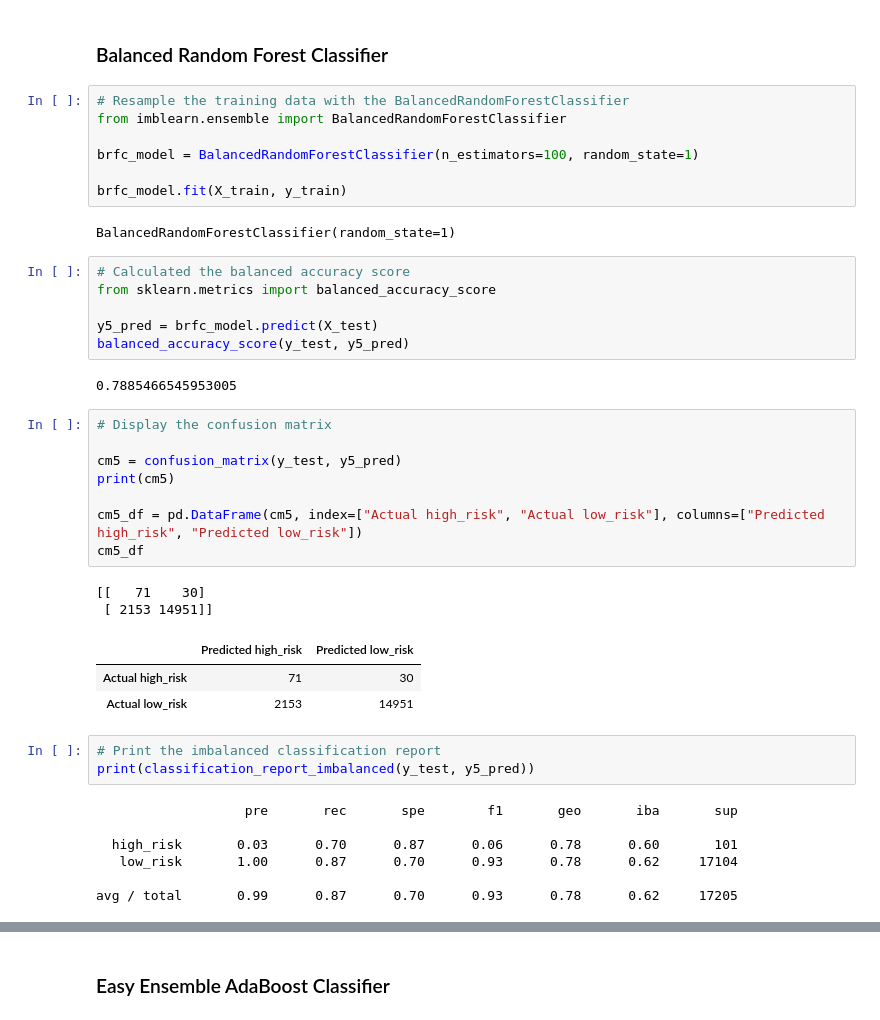
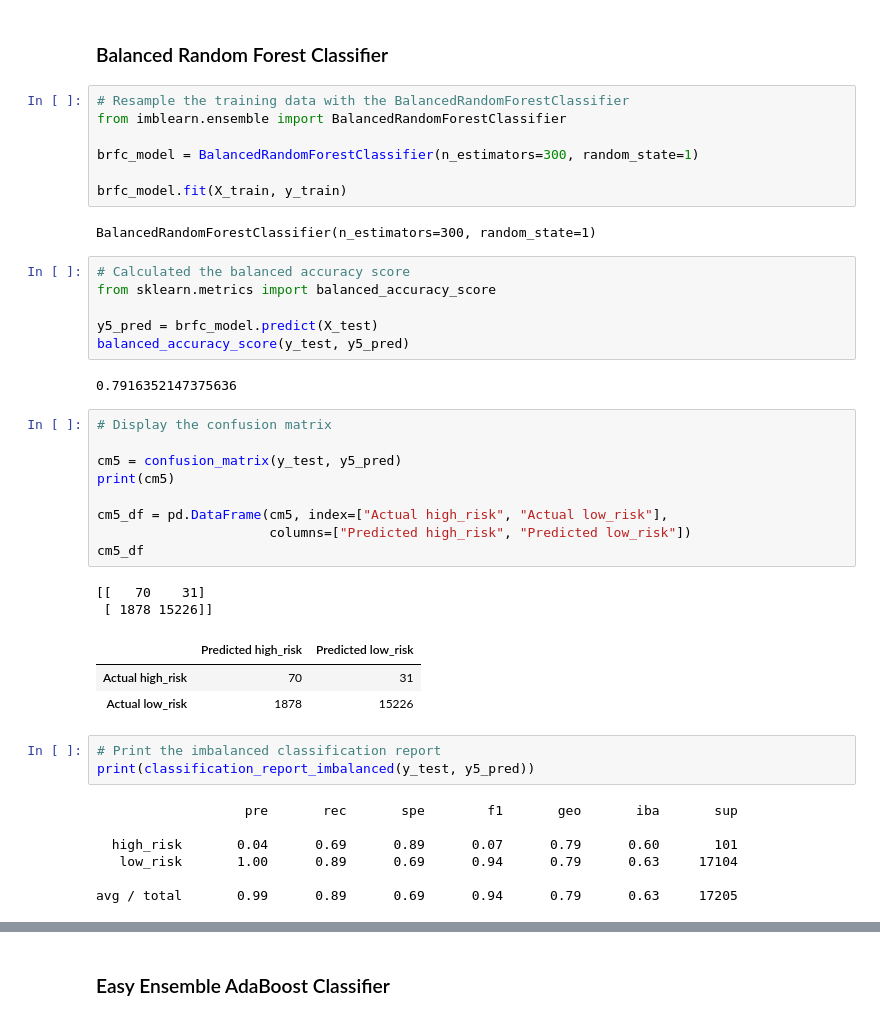
Before and after one commit to alexconerly/Credit_Risk_Analysis, a Jupyter notebook: Credit_Risk_Ensemble.ipynb, the cells around one changed output, grey strips where cells are left out. Cells and saved outputs as stored; diff of their text form.

```diff
--- a/Credit_Risk_Ensemble.ipynb
+++ b/Credit_Risk_Ensemble.ipynb
@@ -141,11 +145,11 @@ Note: Use a random state of 1 for each algorithm to ensure consistency between t
 # Resample the training data with the BalancedRandomForestClassifier
 from imblearn.ensemble import BalancedRandomForestClassifier
 
-brfc_model = BalancedRandomForestClassifier(n_estimators=100, random_state=1)
+brfc_model = BalancedRandomForestClassifier(n_estimators=300, random_state=1)
 
 brfc_model.fit(X_train, y_train)
 # %% [output]
-BalancedRandomForestClassifier(random_state=1)
+BalancedRandomForestClassifier(n_estimators=300, random_state=1)
 # %%
 # Calculated the balanced accuracy score
 from sklearn.metrics import balanced_accuracy_score
@@ -153,31 +157,32 @@ from sklearn.metrics import balanced_accuracy_score
 y5_pred = brfc_model.predict(X_test)
 balanced_accuracy_score(y_test, y5_pred)
 # %% [output]
-0.7885466545953005
+0.7916352147375636
 # %%
 # Display the confusion matrix
 
 cm5 = confusion_matrix(y_test, y5_pred)
 print(cm5)
 
-cm5_df = pd.DataFrame(cm5, index=["Actual high_risk", "Actual low_risk"], columns=["Predicted high_risk", "Predicted low_risk"])
+cm5_df = pd.DataFrame(cm5, index=["Actual high_risk", "Actual low_risk"],
+                      columns=["Predicted high_risk", "Predicted low_risk"])
 cm5_df
 # %% [output]
-[[   71    30]
- [ 2153 14951]]
+[[   70    31]
+ [ 1878 15226]]
 |  | Predicted high_risk | Predicted low_risk |
-| Actual high_risk | 71 | 30 |
-| Actual low_risk | 2153 | 14951 |
+| Actual high_risk | 70 | 31 |
+| Actual low_risk | 1878 | 15226 |
 # %%
 # Print the imbalanced classification report
 print(classification_report_imbalanced(y_test, y5_pred))
 # %% [output]
                    pre       rec       spe        f1       geo       iba       sup
 
-  high_risk       0.03      0.70      0.87      0.06      0.78      0.60       101
-   low_risk       1.00      0.87      0.70      0.93      0.78      0.62     17104
+  high_risk       0.04      0.69      0.89      0.07      0.79      0.60       101
+   low_risk       1.00      0.89      0.69      0.94      0.79      0.63     17104
 
-avg / total       0.99      0.87      0.70      0.93      0.78      0.62     17205
+avg / total       0.99      0.89      0.69      0.94      0.79      0.63     17205
 # %%
 # List the features sorted in descending order by feature importance
 importances = brfc_model.feature_importances_
```
Also changed, not shown: parts of 6 cells of this notebook.
